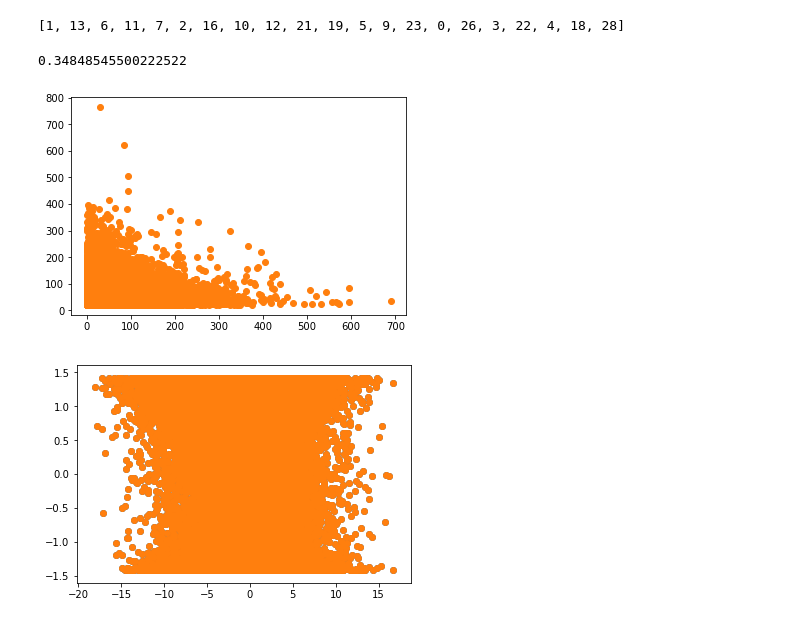
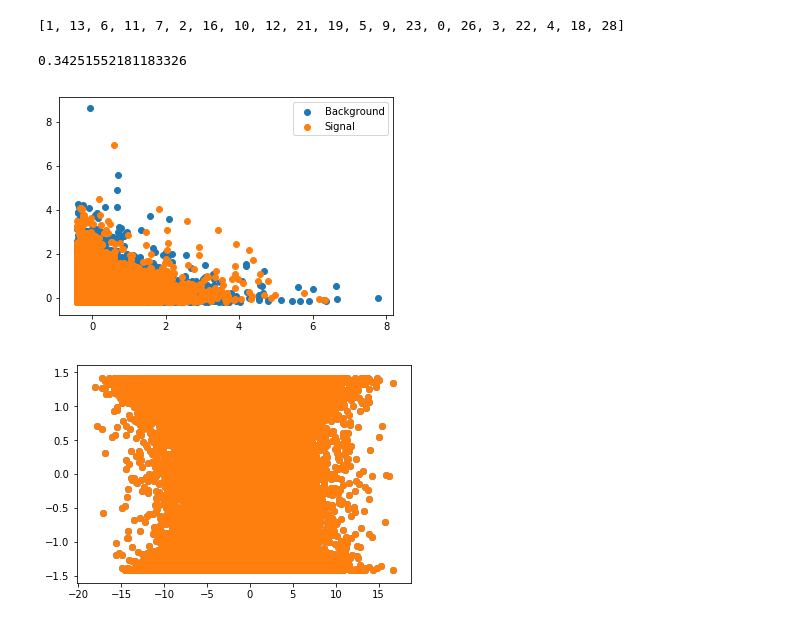
Before and after one commit to iricchi/Project1_ML, a Jupyter notebook: code/ilaria/i_Project1.ipynb, the cells around one changed output. Drawn from its saved outputs; the diff is of its cells as text; code cells hidden in the pictures.

```diff
--- a/code/ilaria/i_Project1.ipynb
+++ b/code/ilaria/i_Project1.ipynb
@@ -16,9 +19,11 @@ yb, input_data, ids = load_csv_data(my_path + r'/data/train.csv', sub_sample=Fal
 input_data.shape
 # %% [output]
 (250000, 30)
-# %%
-for i in range(input_data.shape[1]):
-    input_data[np.where(input_data[:,i]==-999),i] = 0
+# %%
+input_data, yb = handle_outliers(input_data,yb,-999,0) # subsstitution with 0
+ind_back, ind_sig = idx_2labels(yb, [-1,1])
+
+input_data, mean_X, std_X = standardize(input_data)
 # %% [markdown]
 ##  R^2 adjusted - choosing the features
 # %%
@@ -144,14 +137,16 @@ w_ls, losses_ls = least_squares(yb,tx)
 # %%
 losses_ls
 # %% [output]
-0.34848545500222522
+0.34251552181183326
 # %%
 y_mymodel = tx.dot(w_ls)
 # %%
-plt.scatter(input_data[:,1], input_data[:,13])
+plt.scatter(input_data[ind_back,1], input_data[ind_back,13])
+plt.scatter(input_data[ind_sig,1], input_data[ind_sig,13])
+plt.legend(['Background','Signal'])
 plt.show()
 # %% [output]
-[figure, old version]
+[figure, new version]
 # %%
 plt.scatter(input_data[:,6], input_data[:,11])
 plt.show()
```
Also changed, not shown: parts of 3 cells of this notebook, 1 other file.
